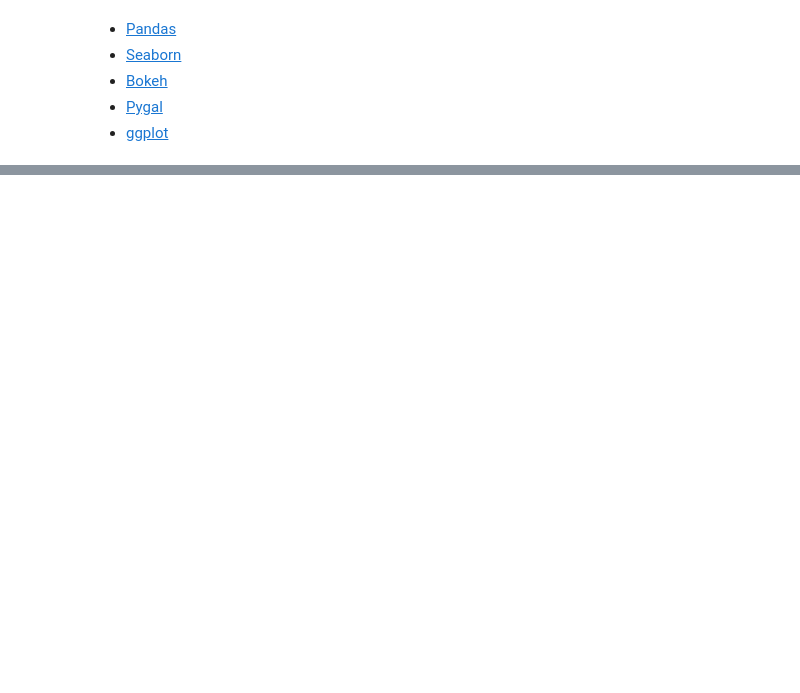
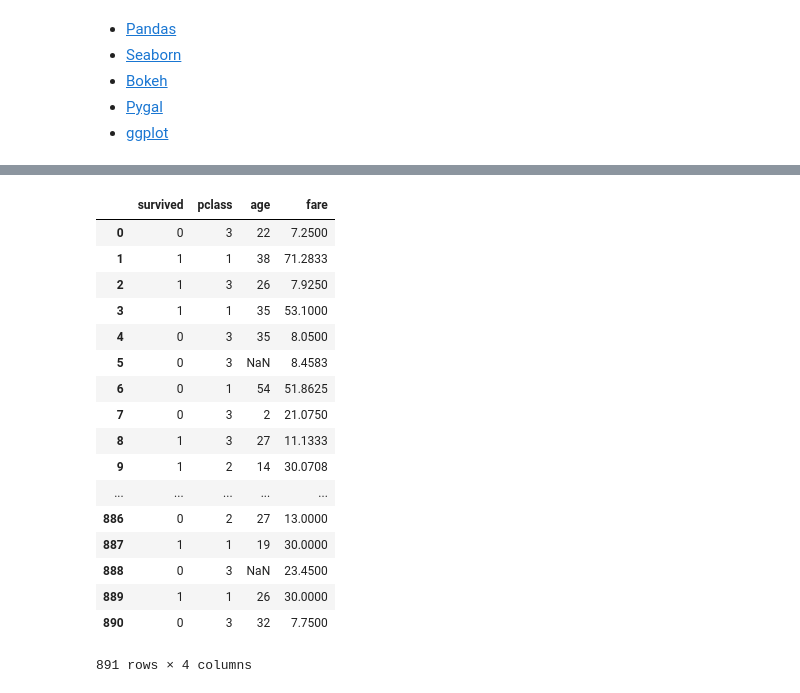
Before and after one commit to cgte88586/cgte88586.github.io, a Jupyter notebook: _source/2016-2-20-python-visualization.ipynb, the cells around one changed output, grey strips where cells are left out. Cells and saved outputs as stored; diff of their text form; code cells hidden in the pictures; blank space fills up the shorter version.

```diff
--- a/_source/2016-2-20-python-visualization.ipynb
+++ b/_source/2016-2-20-python-visualization.ipynb
@@ -58,0 +33,21 @@ show(p)
+# %%
+titanic[["survived", "pclass", "age", "fare"]]
+# %% [output]
+|  | survived | pclass | age | fare |
+| 0 | 0 | 3 | 22 | 7.2500 |
+| 1 | 1 | 1 | 38 | 71.2833 |
+| 2 | 1 | 3 | 26 | 7.9250 |
+| 3 | 1 | 1 | 35 | 53.1000 |
+| 4 | 0 | 3 | 35 | 8.0500 |
+| 5 | 0 | 3 | NaN | 8.4583 |
+| 6 | 0 | 1 | 54 | 51.8625 |
+| 7 | 0 | 3 | 2 | 21.0750 |
+| 8 | 1 | 3 | 27 | 11.1333 |
+| 9 | 1 | 2 | 14 | 30.0708 |
+| ... | ... | ... | ... | ... |
+| 886 | 0 | 2 | 27 | 13.0000 |
+| 887 | 1 | 1 | 19 | 30.0000 |
+| 888 | 0 | 3 | NaN | 23.4500 |
+| 889 | 1 | 1 | 26 | 30.0000 |
+| 890 | 0 | 3 | 32 | 7.7500 |
+891 rows × 4 columns
```
Also changed, not shown: parts of 10 cells of this notebook.
